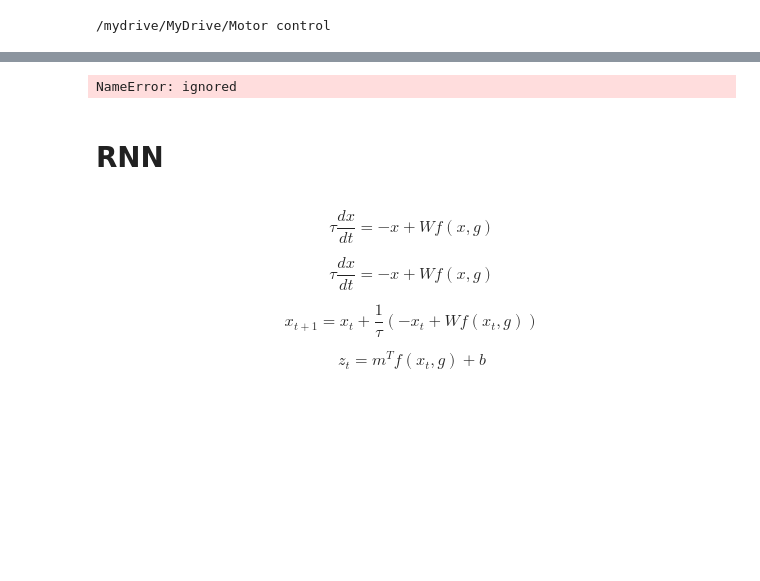
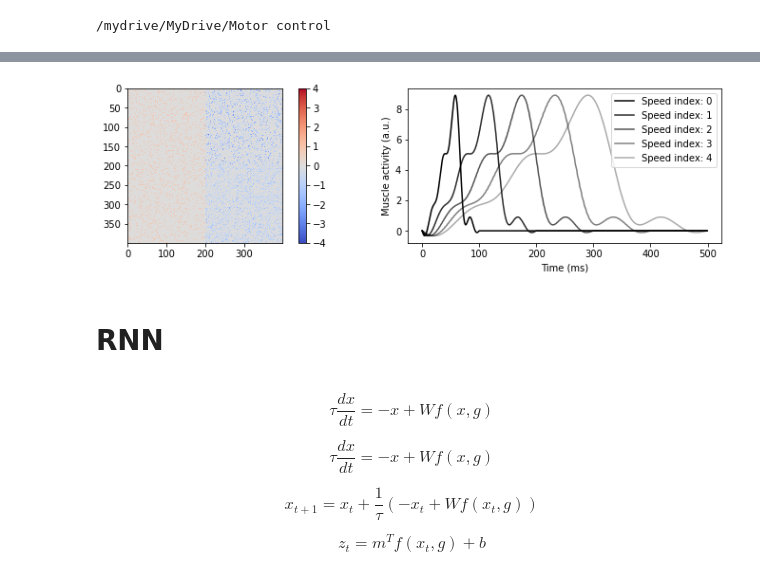
Before and after one commit to juansebastiancalderongarcia/Motor-control-for-speed-transition, a Jupyter notebook: Sebastian_project.ipynb, the cells around one changed output, grey strips where cells are left out. Cells and saved outputs as stored; diff of their text form; code cells hidden in the pictures; blank space fills up the shorter version.

```diff
--- a/Sebastian_project.ipynb
+++ b/Sebastian_project.ipynb
@@ -19,10 +19,3 @@ Mounted at /mydrive
 cd /mydrive/MyDrive/'Motor control'
 # %% [output]
 /mydrive/MyDrive/Motor control
-# %%
-#Load the muscle activity
-muscle_activity = np.load('./muscle_activity.npy')
-#Plot the muscle activity
-for i in range(muscle_activity.shape[1]):
-  plt.plot(muscle_activity[:,i])
-plt.show()
@@ -118,7 +22,22 @@ NameError: ignored
-# %%
-plt.plot(loss_history)
-# %% [output]
-NameError: ignored
+# %%
+#Load the muscle activity
+muscle_activity = np.load('./muscle_activity.npy')
+#Load the Wsoc and the initial condition for the dynamics
+with open('initial_dynamics.npy', 'rb') as f:
+    Wsoc = np.load(f)
+    x0 = np.load(f)
+#Plot the muscle activity
+fig, (ax1,ax2) = plt.subplots(figsize = (13,3), ncols = 2)
+pos = ax1.imshow(Wsoc, cmap = 'coolwarm', vmin=-4, vmax=4, interpolation = 'none')
+fig.colorbar(pos, ax=ax1)
+for i in range(muscle_activity.shape[1]):
+  ax2.plot(muscle_activity[:,i], color = 'k', alpha = 1 - i/6, label = "Speed index: "+str(i))
+ax2.set_xlabel('Time (ms)')
+ax2.legend()
+ax2.set_ylabel('Muscle activity (a.u.)')
+fig.show()
+# %% [output]
+[figure, added]
 # %% [markdown]
 # RNN
 # %% [markdown]
```
Also changed, not shown: parts of 8 cells of this notebook.
